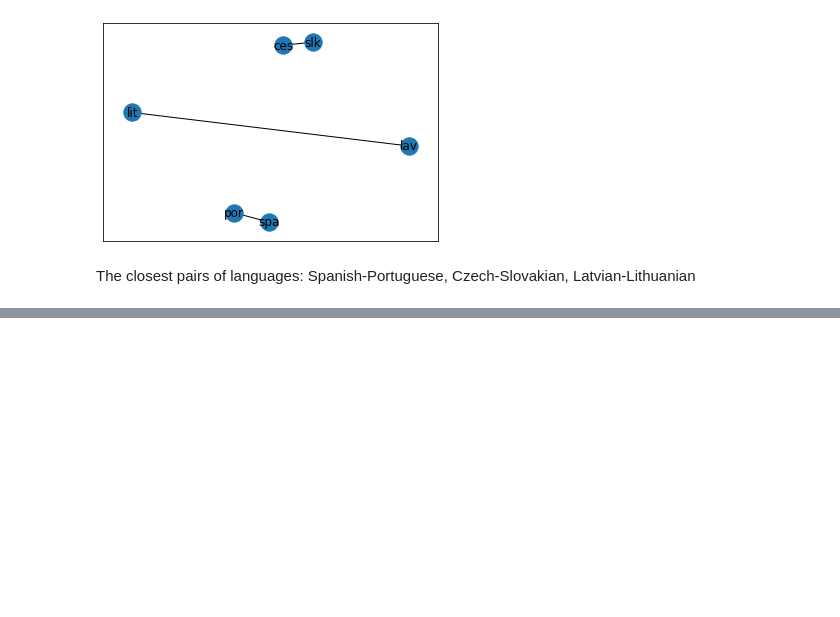
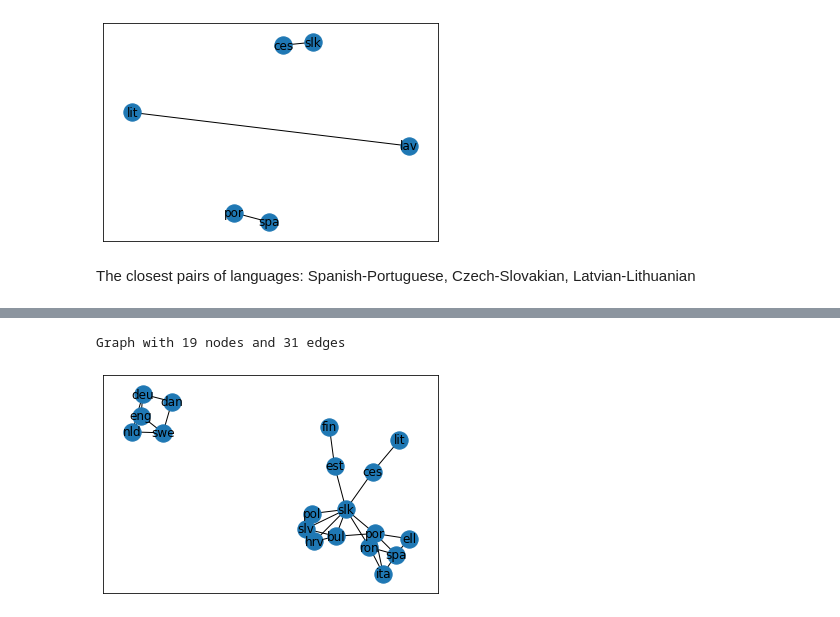
Before and after one commit to stefipreda/Language-Distance, a Jupyter notebook: Language_Distance.ipynb, the cells around one changed output, grey strips where cells are left out. Cells and saved outputs as stored; diff of their text form; code cells hidden in the pictures; blank space fills up the shorter version.

```diff
--- a/Language_Distance.ipynb
+++ b/Language_Distance.ipynb
@@ -122,0 +132,5 @@ The closest pairs of languages: Spanish-Portuguese, Czech-Slovakian, Latvian-Lit
+# %%
+visualise_graph(syntax_matrix, languages, threshold=0.1)
+# %% [output]
+Graph with 19 nodes and 31 edges
+[figure, added]
```
Also changed, not shown: parts of 5 cells of this notebook.
